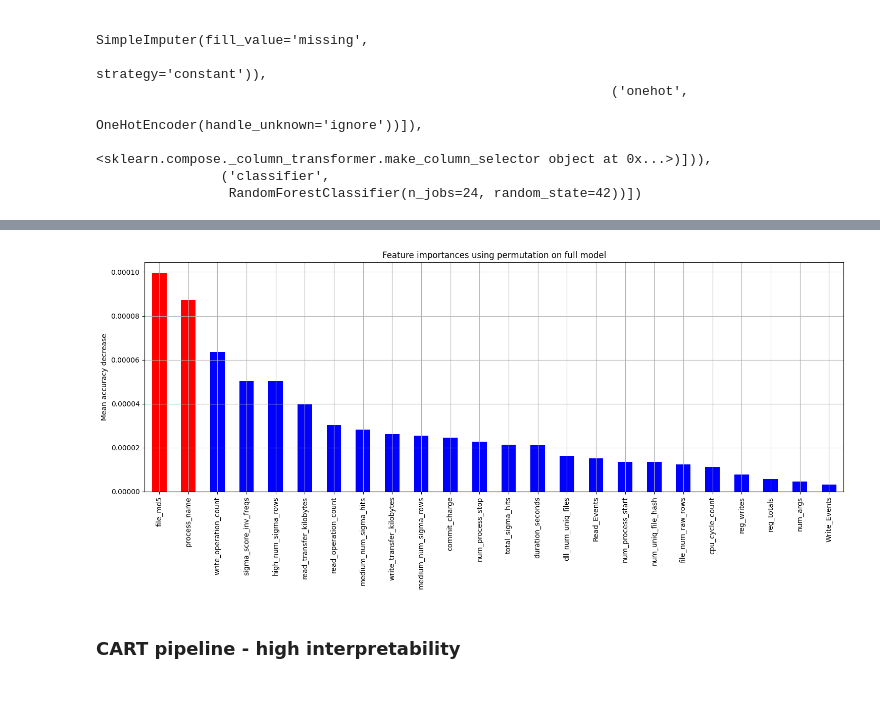
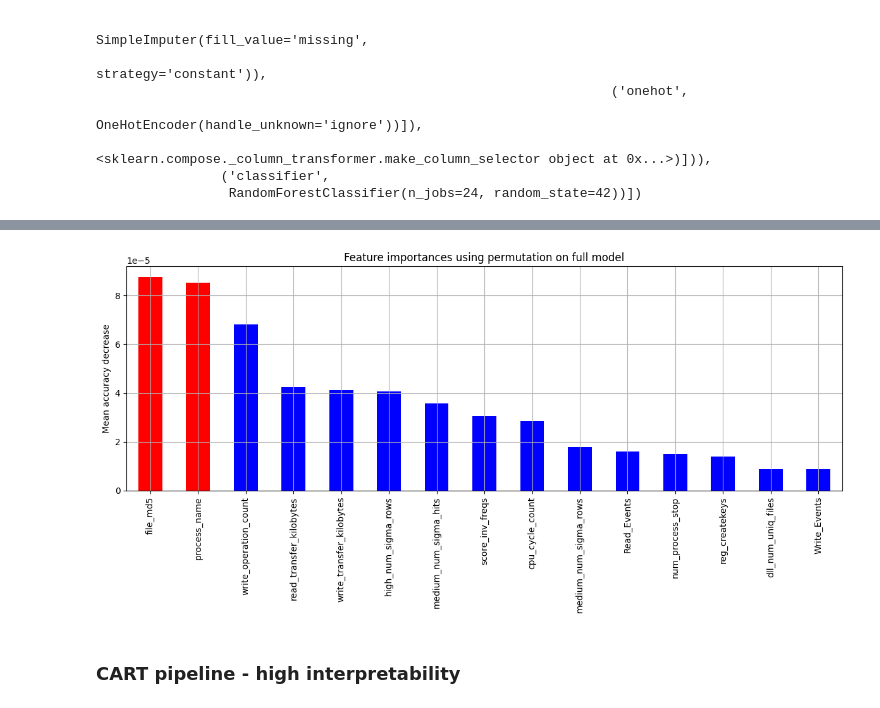
Before and after one commit to llnl/Wintap-Analytics, a Jupyter notebook: 2025-acme4-explore/process_embedding.ipynb, the cells around one changed output, grey strips where cells are left out. Cells and saved outputs as stored; diff of their text form; code cells hidden in the pictures.

```diff
--- a/2025-acme4-explore/process_embedding.ipynb
+++ b/2025-acme4-explore/process_embedding.ipynb
@@ -162,11 +189,3 @@ for feature in Impute:
 # %%
 %%sql sigma <<
 select * from sigma_labels
-# %%
-%%time
-_sigma_dict = sigma["analytic_id"].value_counts().to_dict()
-sigma['sigma_score_inv_freqs'] = [1/_sigma_dict[x] for x in sigma.analytic_id]
-_temp = pd.merge(process, sigma, left_on='pid_hash', right_on='entity', how='inner')[['pid_hash','sigma_score_inv_freqs']]
-sigma = _temp.groupby(by='pid_hash').sum()
-num_col.append('sigma_score_inv_freqs')
-process = pd.merge(process, sigma, left_on='pid_hash', right_on='pid_hash', how='inner', suffixes=['_dup',None])
@@ -175,0 +192,11 @@ Wall time: 1min 55s
+# %%
+_sigma_dict = sigma["analytic_id"].value_counts().to_dict()
+sigma['inv_freqs'] = [1/_sigma_dict[x] for x in sigma.analytic_id]
+sigma['counts'] = 1
+_sigma = sigma.groupby(by='entity', as_index=False)[['inv_freqs','counts']].sum()
+
+## add inverse frequency based score
+_sigma_dict = dict(zip(_sigma['entity'], _sigma['inv_freqs']))
+process['score_inv_freqs'] = [_sigma_dict.get(x,0) for x in process['pid_hash']]
+# %%
+num_col.append('score_inv_freqs')
@@ -232,7 +263,7 @@ plt.show()
 ## Embedding based on scaled top features
 # %%
 ## pick some threshold
-top_num_features = forest_importances.index[forest_importances>5e-6]
+top_num_features = forest_importances.index[forest_importances>2e-6]
 M = process[top_num_features]
 scaler = StandardScaler()
 Embedding_scaled = scaler.fit_transform(M.to_numpy())
@@ -462,20 +492,20 @@ Wall time: 4min 17s
 # %%
 ## plot top ones
 my_col = ['red','blue']
-_top = 40
+_top = 15
 forest_importances = pd.Series(f_importance.importances_mean, index=numerical_features+categorical_features).sort_values(ascending=False)[:_top]
 cls = np.repeat(0,len(forest_importances))
 cls[ [f in num_col for f in forest_importances.index] ] = 1
 
-fig, ax = plt.subplots(figsize=(15,7))
+fig, ax = plt.subplots(figsize=(12,6))
 forest_importances.plot.bar(ax=ax, color=[my_col[i] for i in cls])
 ax.set_title("Feature importances using permutation on full model")
 ax.set_ylabel("Mean accuracy decrease")
 fig.tight_layout()
 plt.grid()
 plt.show()
 # %% [output]
-[figure, old version]
+[figure, new version]
 # %% [markdown]
 ### CART pipeline - high interpretability
 # %%
```
Also changed, not shown: parts of 26 cells of this notebook, 3 other files.
